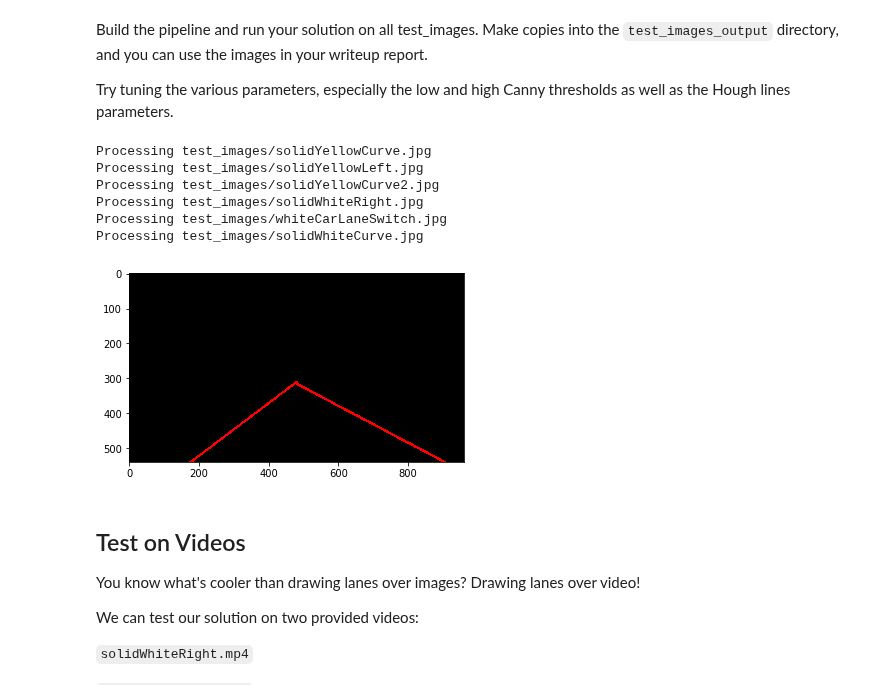
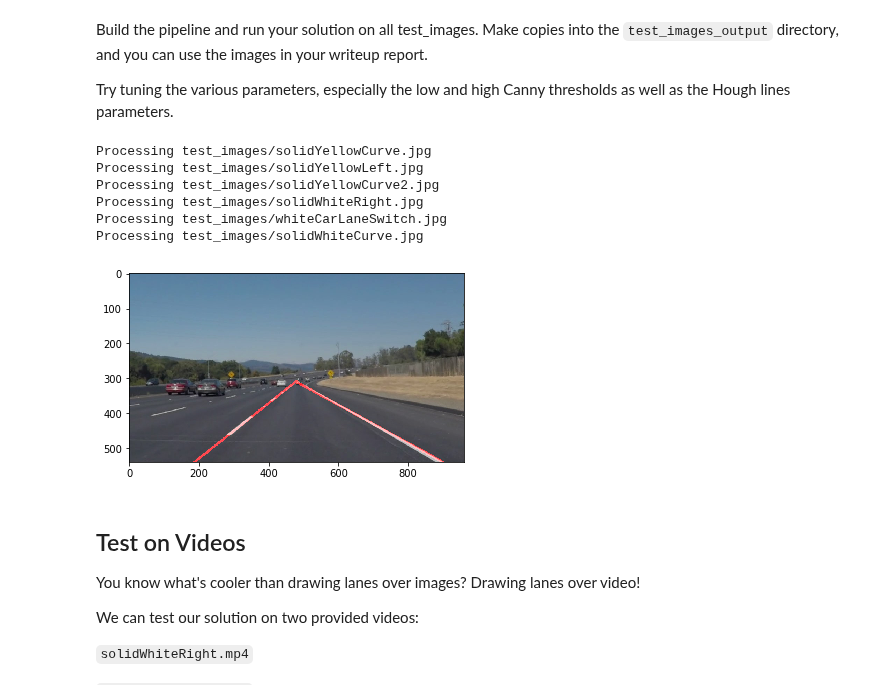
Before and after one commit to patman77/SDCE_nanodegree, a Jupyter notebook: Term1/Project1_Finding_Lane_Lines_On_The_Road/P1.ipynb, the cells around one changed output. Cells and saved outputs as stored; diff of their text form; code cells hidden in the pictures.

Commit message:
code cleanup; param optimization of hough trafo; catchup of linear regression producing NaN's for slope (strange)

```diff
--- a/Term1/Project1_Finding_Lane_Lines_On_The_Road/P1.ipynb
+++ b/Term1/Project1_Finding_Lane_Lines_On_The_Road/P1.ipynb
@@ -163,8 +163,6 @@ def draw_lines_improved(img, lines, color=[255, 0, 0], thickness=5):
     If you want to make the lines semi-transparent, think about combining
     this function with the weighted_img() function below
     """
-    leftcounter = 0
-    rightcounter = 0
     linepos_x_left = []
     linepos_y_left = []
     linepos_x_right = []
@@ -177,13 +175,11 @@ def draw_lines_improved(img, lines, color=[255, 0, 0], thickness=5):
                 continue
             slope = (y2-y1)/(x2-x1)
             if slope >= 0.0: # left lane
-                leftcounter = leftcounter + 1
                 currpos_x = (x1+x2)/2.0
                 linepos_x_left.append(currpos_x)
                 currpos_y = (y1+y2)/2.0
                 linepos_y_left.append(currpos_y)
             else:            # right lane
-                rightcounter = rightcounter +1
                 currpos_x = (x1+x2)/2.0
                 linepos_x_right.append(currpos_x)
                 currpos_y = (y1+y2)/2.0
@@ -193,11 +189,13 @@ def draw_lines_improved(img, lines, color=[255, 0, 0], thickness=5):
 #    print("linepos_y_left", linepos_y_left)
 
 #    print("LEFT")
-    slope, intercept, r_value, p_value, std_err = stats.linregress(linepos_x_left,linepos_y_left)
-    cv2.line(img,
-             (math.floor(img.shape[1]/2), math.floor(slope*img.shape[1]/2+intercept)),
-             (math.floor(img.shape[1]), math.floor(slope*img.shape[1]+intercept)),
-             color, thickness)
+    if len(linepos_x_left) > 0 and len(linepos_y_left) > 0:
+        slope, intercept, r_value, p_value, std_err = stats.linregress(linepos_x_left,linepos_y_left)
+        if not math.isnan(slope):
+            cv2.line(img,
+                     (math.floor(img.shape[1]/2), math.floor(slope*img.shape[1]/2+intercept)),
+                     (math.floor(img.shape[1]), math.floor(slope*img.shape[1]+intercept)),
+                     color, thickness)
 #    print("slope", slope)
 #    print("intercept", intercept)
 #    print("r_value", r_value)
@@ -205,11 +203,13 @@ def draw_lines_improved(img, lines, color=[255, 0, 0], thickness=5):
 #    print("std_err", std_err)
 
 #    print("RIGHT")
-    slope, intercept, r_value, p_value, std_err = stats.linregress(linepos_x_right,linepos_y_right)
-    cv2.line(img,
-             (math.floor(img.shape[1]/2), math.floor(slope*img.shape[1]/2+intercept)),
-             (0, math.floor(slope*0+intercept)),
-             color, thickness)
+    if len(linepos_x_right) > 0 and len(linepos_y_right) > 0:
+        slope, intercept, r_value, p_value, std_err = stats.linregress(linepos_x_right,linepos_y_right)
+        if not math.isnan(slope):
+            cv2.line(img,
+                     (math.floor(img.shape[1]/2), math.floor(slope*img.shape[1]/2+intercept)),
+                     (0, math.floor(slope*0+intercept)),
+                     color, thickness)
 #    print("slope", slope)
 #    print("intercept", intercept)
 #    print("r_value", r_value)
@@ -300,8 +300,12 @@ def process_single_image(image):
 
     # This time we are defining a four sided polygon to mask
     imshape = image.shape
-    #vertices = np.array([[(0,imshape[0]),(5*imshape[1]/10, imshape[0]/2), (5*imshape[1]/10, imshape[0]/2), (imshape[1],imshape[0])]], dtype=np.int32)
-    vertices = np.array([[(0,imshape[0]),(450, 290), (490, 290), (imshape[1],imshape[0])]], dtype=np.int32)
+    vertices = np.array([[(20,imshape[0]),
+                          (5*imshape[1]/10, 5.8*imshape[0]/10),
+                          (5*imshape[1]/10, 5.8*imshape[0]/10),
+                          (imshape[1]-20,imshape[0])]],
+                        dtype=np.int32)
+    #vertices = np.array([[(0,imshape[0]),(450, 290), (490, 290), (imshape[1],imshape[0])]], dtype=np.int32)
     cv2.fillPoly(mask, vertices, ignore_mask_color)
     masked_edges = cv2.bitwise_and(edges, mask)
 
@@ -317,37 +321,37 @@ def process_single_image(image):
     houghlines = hough_lines_improved(masked_edges, rho, theta, threshold, min_line_length, max_line_gap)
 
     color_edges = np.dstack((masked_edges, masked_edges, masked_edges)) # such as in the course
-    plt.imshow(houghlines)
+    #plt.imshow(houghlines)
     combo = weighted_img(houghlines, image)
     #combo2 = weighted_img(image, combo)
-    #plt.imshow(combo2)
+    plt.imshow(combo)
     return combo
 
 
 srcpath = "test_images/"
 dstpath = "test_images_output/"
 try:
     os.makedirs(dstpath)
 except OSError:
     pass
 imgvec = os.listdir(srcpath)
 for file in imgvec:
     print("Processing", srcpath + file)
     img = mpimg.imread(srcpath + file)
     result_img = process_single_image(img)
     mpimg.imsave(dstpath + file, result_img, cmap='gray')
 
 
 import imageio
 imageio.plugins.ffmpeg.download()
 # %% [output]
 Processing test_images/solidYellowCurve.jpg
 Processing test_images/solidYellowLeft.jpg
 Processing test_images/solidYellowCurve2.jpg
 Processing test_images/solidWhiteRight.jpg
 Processing test_images/whiteCarLaneSwitch.jpg
 Processing test_images/solidWhiteCurve.jpg
-[figure, old version]
+[figure, new version]
 # %% [markdown]
 ## Test on Videos
 
```
Also changed, not shown: parts of 1 cell of this notebook.
